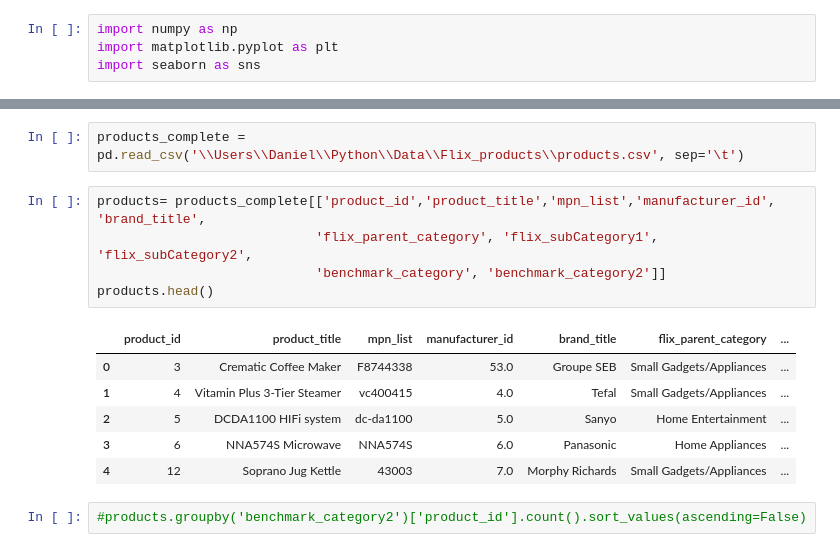
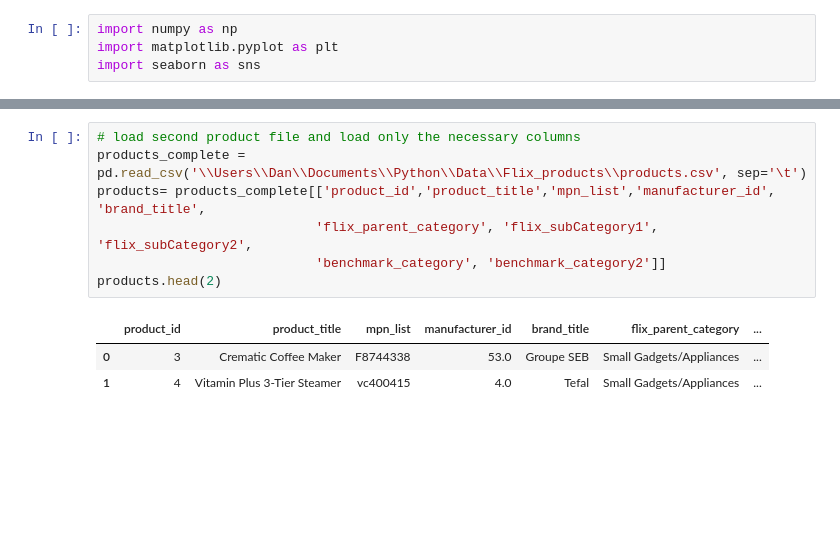
Before and after one commit to danyzix/Product-Categorisation, a Jupyter notebook: Flix_products/Product_Categorisation3.ipynb, the cells around one changed output, grey strips where cells are left out. Cells and saved outputs as stored; diff of their text form; blank space fills up the shorter version.

```diff
--- a/Flix_products/Product_Categorisation3.ipynb
+++ b/Flix_products/Product_Categorisation3.ipynb
@@ -27,17 +25,12 @@ df1.head()
-# %%
-products_complete = pd.read_csv('\\Users\\Daniel\\Python\\Data\\Flix_products\\products.csv', sep='\t')
 # %%
+# load second product file and load only the necessary columns
+products_complete = pd.read_csv('\\Users\\Dan\\Documents\\Python\\Data\\Flix_products\\products.csv', sep='\t')
 products= products_complete[['product_id','product_title','mpn_list','manufacturer_id', 'brand_title',
                             'flix_parent_category', 'flix_subCategory1', 'flix_subCategory2',
                             'benchmark_category', 'benchmark_category2']]
-products.head()
+products.head(2)
 # %% [output]
 |  | product_id | product_title | mpn_list | manufacturer_id | brand_title | flix_parent_category | ... |
 | 0 | 3 | Crematic Coffee Maker | F8744338 | 53.0 | Groupe SEB | Small Gadgets/Appliances | ... |
 | 1 | 4 | Vitamin Plus 3-Tier Steamer | vc400415 | 4.0 | Tefal | Small Gadgets/Appliances | ... |
-| 2 | 5 | DCDA1100 HIFi system | dc-da1100 | 5.0 | Sanyo | Home Entertainment | ... |
-| 3 | 6 | NNA574S Microwave | NNA574S | 6.0 | Panasonic | Home Appliances | ... |
-| 4 | 12 | Soprano Jug Kettle | 43003 | 7.0 | Morphy Richards | Small Gadgets/Appliances | ... |
-# %%
-#products.groupby('benchmark_category2')['product_id'].count().sort_values(ascending=False)
 # %%
```
Also changed, not shown: parts of 19 cells of this notebook.
